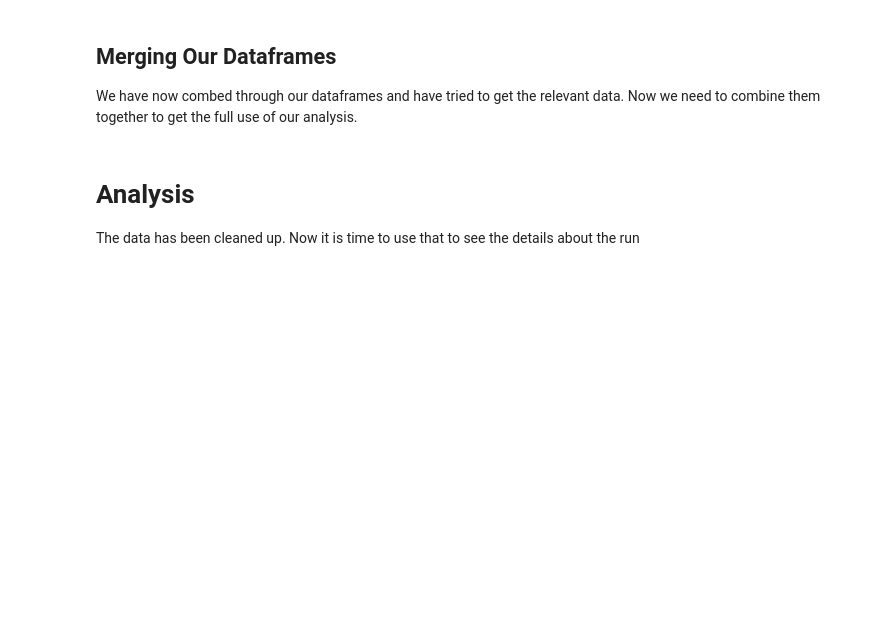
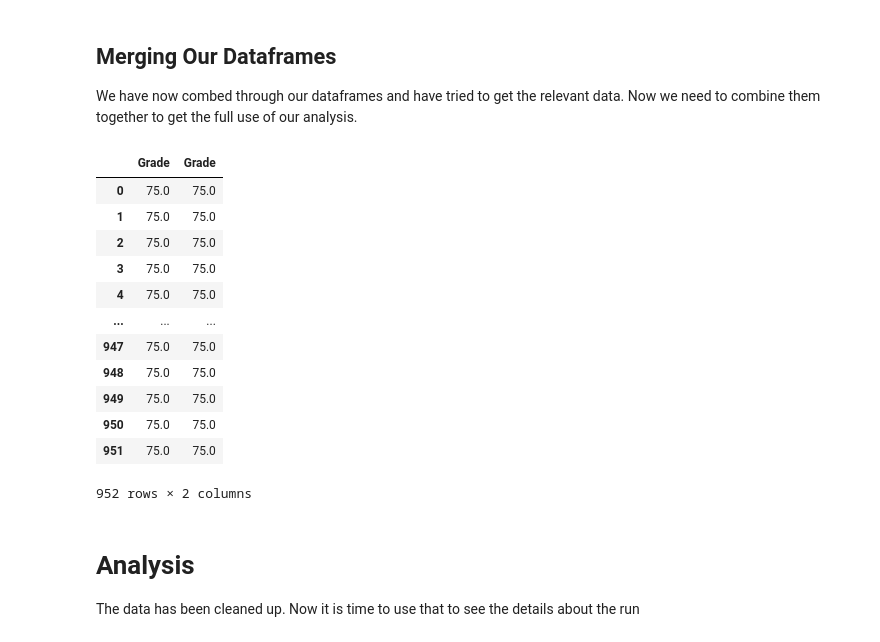
Before and after one commit to FHU-Bioinformatics/workflows, a Jupyter notebook: analysis-tools/Notebook.ipynb, the cells around one changed output. Drawn from its saved outputs; the diff is of its cells as text; code cells hidden in the pictures; blank space fills up the shorter version.

```diff
--- a/analysis-tools/Notebook.ipynb
+++ b/analysis-tools/Notebook.ipynb
@@ -295,6 +277,9 @@ make_new_column_from_grouping_of_other_df(contig_assembly, 'Sequence List Name',
 contig_mask = merged_query_hits['Contig_Name'].isna()
 # Only update 'Contig Name' where contig_mask is True, and leave other values unchanged
 merged_query_hits.loc[contig_mask, 'Contig_Name'] = merged_query_hits.loc[contig_mask, 'parent_read_id']
+# %%
+# ! TODO ! make every % column be a float type rather than object
+merged_query_hits['Grade'] = merged_query_hits['Grade'].str.rstrip('%').astype(float)
 # %%
 ## TODO, make tests of data connections.
 #assert all(hits.columns == query.columns), "Columns in hits and query do not match"
@@ -305,6 +290,22 @@ merged_query_hits.loc[contig_mask, 'Contig_Name'] = merged_query_hits.loc[contig
 #filtered_hits = filtered_hits.apply(split_query_name, axis=1)
 #filtered_hits.columns
 #hits[hits["parent_read_id"] != filtered_hits["parent_read_id"]]
+# %%
+merged_query_hits.loc[:,['Grade','Grade']]
+# %% [output]
+|  | Grade | Grade |
+| 0 | 75.0 | 75.0 |
+| 1 | 75.0 | 75.0 |
+| 2 | 75.0 | 75.0 |
+| 3 | 75.0 | 75.0 |
+| 4 | 75.0 | 75.0 |
+| ... | ... | ... |
+| 947 | 75.0 | 75.0 |
+| 948 | 75.0 | 75.0 |
+| 949 | 75.0 | 75.0 |
+| 950 | 75.0 | 75.0 |
+| 951 | 75.0 | 75.0 |
+952 rows × 2 columns
 # %% [markdown]
 # Analysis
 
```
Also changed, not shown: parts of 7 cells of this notebook.
